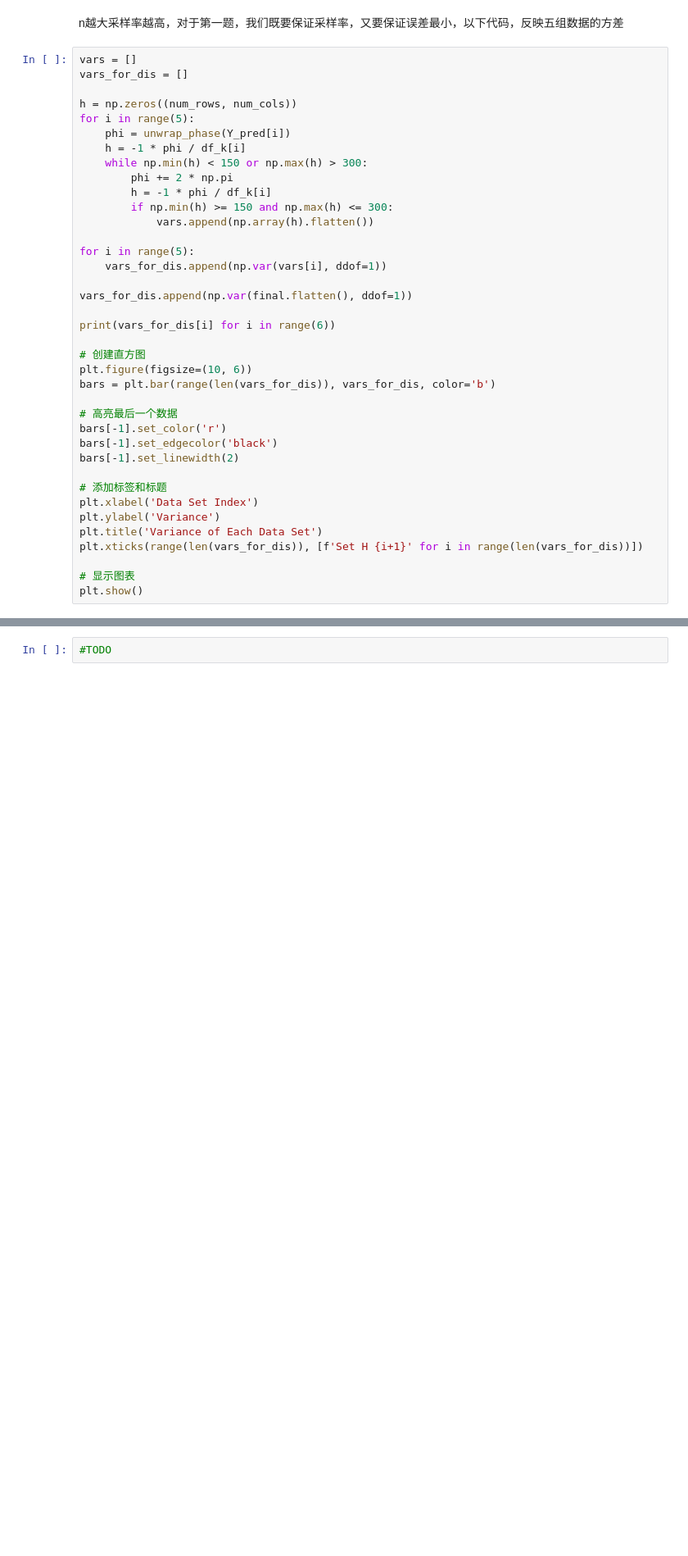
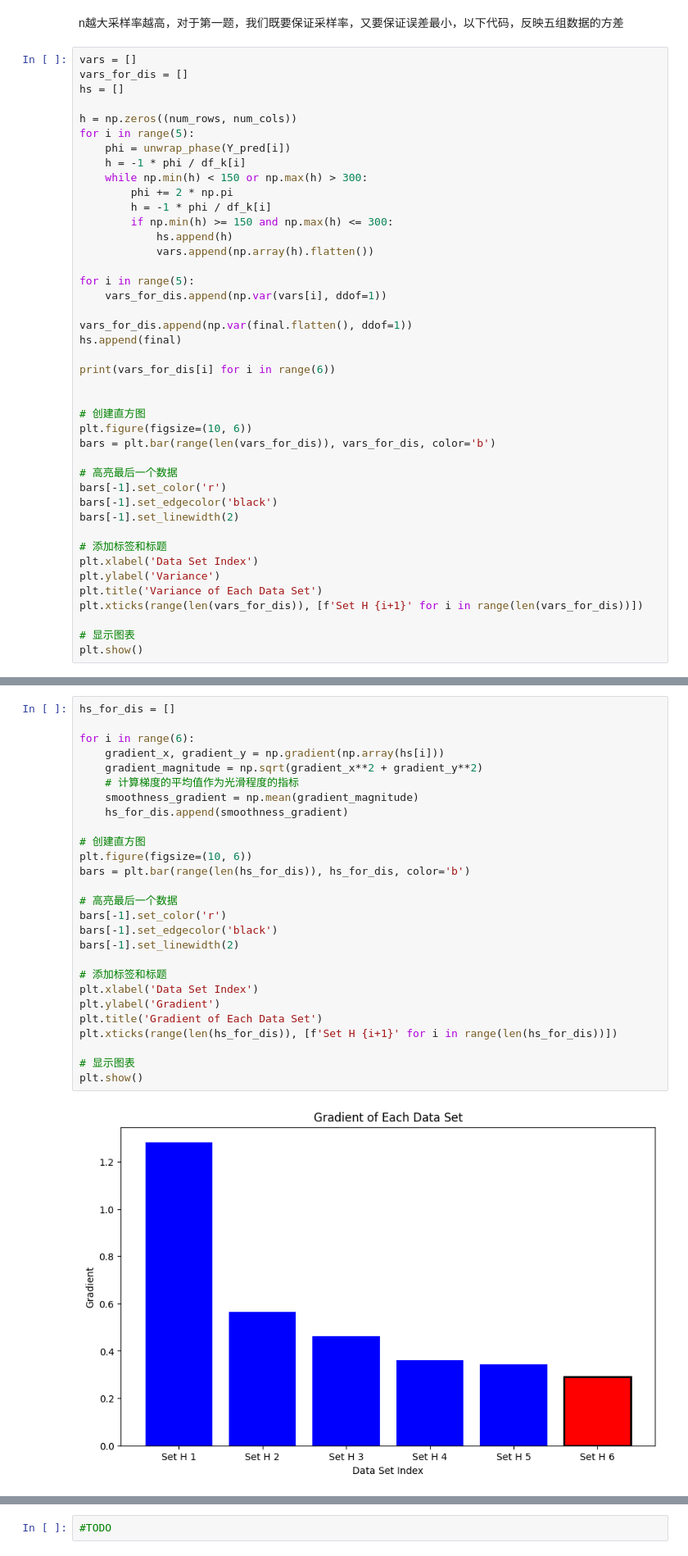
Before and after one commit to BlingCc233/project_A, a Jupyter notebook: nostack.ipynb, the cells around one changed output, grey strips where cells are left out. Shown at 82% size. Saved outputs shown, nothing was run; the diff lists cells and outputs as text; blank space fills up the shorter version.

```diff
--- a/nostack.ipynb
+++ b/nostack.ipynb
@@ -722,6 +722,7 @@ n越大采样率越高，对于第一题，我们既要保证采样率，又要
 # %%
 vars = []
 vars_for_dis = []
+hs = []
 
 h = np.zeros((num_rows, num_cols))
 for i in range(5):
@@ -731,14 +732,17 @@ for i in range(5):
         phi += 2 * np.pi
         h = -1 * phi / df_k[i]
         if np.min(h) >= 150 and np.max(h) <= 300:
+            hs.append(h)
             vars.append(np.array(h).flatten())
 
 for i in range(5):
     vars_for_dis.append(np.var(vars[i], ddof=1))
 
 vars_for_dis.append(np.var(final.flatten(), ddof=1))
+hs.append(final)
 
 print(vars_for_dis[i] for i in range(6))
+
 
 # 创建直方图
 plt.figure(figsize=(10, 6))
@@ -764,0 +771,29 @@ plt.show()
+# %%
+hs_for_dis = []
+
+for i in range(6):
+    gradient_x, gradient_y = np.gradient(np.array(hs[i]))
+    gradient_magnitude = np.sqrt(gradient_x**2 + gradient_y**2)
+    # 计算梯度的平均值作为光滑程度的指标
+    smoothness_gradient = np.mean(gradient_magnitude)
+    hs_for_dis.append(smoothness_gradient)
+
+# 创建直方图
+plt.figure(figsize=(10, 6))
+bars = plt.bar(range(len(hs_for_dis)), hs_for_dis, color='b')
+
+# 高亮最后一个数据
+bars[-1].set_color('r')
+bars[-1].set_edgecolor('black')
+bars[-1].set_linewidth(2)
+
+# 添加标签和标题
+plt.xlabel('Data Set Index')
+plt.ylabel('Gradient')
+plt.title('Gradient of Each Data Set')
+plt.xticks(range(len(hs_for_dis)), [f'Set H {i+1}' for i in range(len(hs_for_dis))])
+
+# 显示图表
+plt.show()
+# %% [output]
+[figure, added]
```
Also changed, not shown: parts of 5 cells of this notebook, 2 other files.
